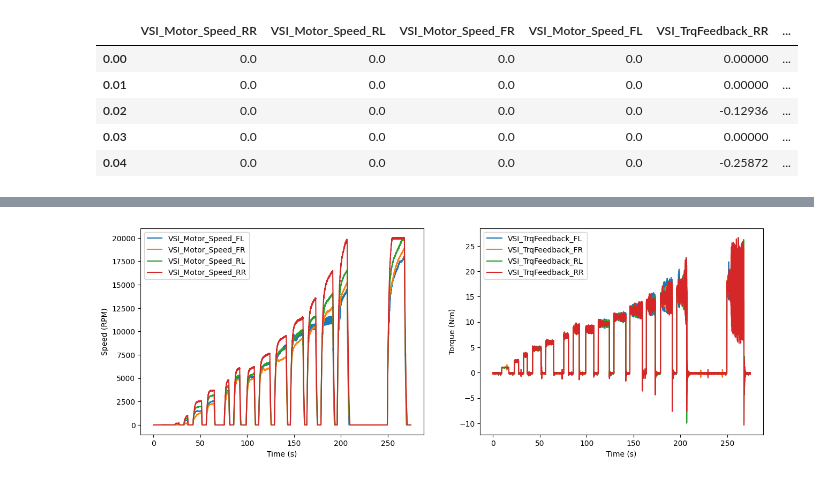
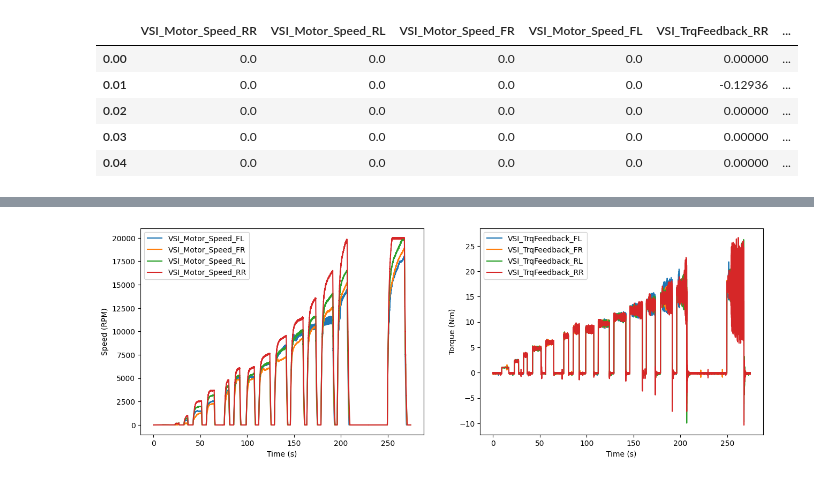
Before and after one commit to Sebibi/EPFLRT-Data-Fetcher, a Jupyter notebook: notebooks/system_id_wheels.ipynb, the cells around one changed output, grey strips where cells are left out. Drawn from its saved outputs; the diff is of its cells as text; code cells hidden in the pictures.

```diff
--- a/notebooks/system_id_wheels.ipynb
+++ b/notebooks/system_id_wheels.ipynb
@@ -4,20 +24,20 @@ import matplotlib.pyplot as plt
 # %%
 # Load the data$
 root_dir = '../'
-linear_torque_cmd_file = root_dir + 'data/sys_id/linear_torque_cmd.csv'
-step_torque_cmd_file = root_dir + 'data/sys_id/step_torque_cmd.csv'
+linear_torque_cmd_file = root_dir + 'data/sys_id/linear_torque_full.csv'
+step_torque_cmd_file = root_dir + 'data/sys_id/step_torque_full.csv'
 linear_torque_cmd = pd.read_csv(linear_torque_cmd_file, index_col=0)
 step_torque_cmd = pd.read_csv(step_torque_cmd_file, index_col=0)
 
 # First look at the data
 linear_torque_cmd.head()
 # %% [output]
 |  | VSI_Motor_Speed_RR | VSI_Motor_Speed_RL | VSI_Motor_Speed_FR | VSI_Motor_Speed_FL | VSI_TrqFeedback_RR | ... |
 | 0.00 | 0.0 | 0.0 | 0.0 | 0.0 | 0.00000 | ... |
-| 0.01 | 0.0 | 0.0 | 0.0 | 0.0 | 0.00000 | ... |
-| 0.02 | 0.0 | 0.0 | 0.0 | 0.0 | -0.12936 | ... |
+| 0.01 | 0.0 | 0.0 | 0.0 | 0.0 | -0.12936 | ... |
+| 0.02 | 0.0 | 0.0 | 0.0 | 0.0 | 0.00000 | ... |
 | 0.03 | 0.0 | 0.0 | 0.0 | 0.0 | 0.00000 | ... |
-| 0.04 | 0.0 | 0.0 | 0.0 | 0.0 | -0.25872 | ... |
+| 0.04 | 0.0 | 0.0 | 0.0 | 0.0 | 0.00000 | ... |
 # %%
 wheel_names = ['FL', 'FR', 'RL', 'RR']
 speed_names = [f'VSI_Motor_Speed_{wheel}' for wheel in wheel_names]
```
Also changed, not shown: parts of 11 cells of this notebook, 6 other files.
